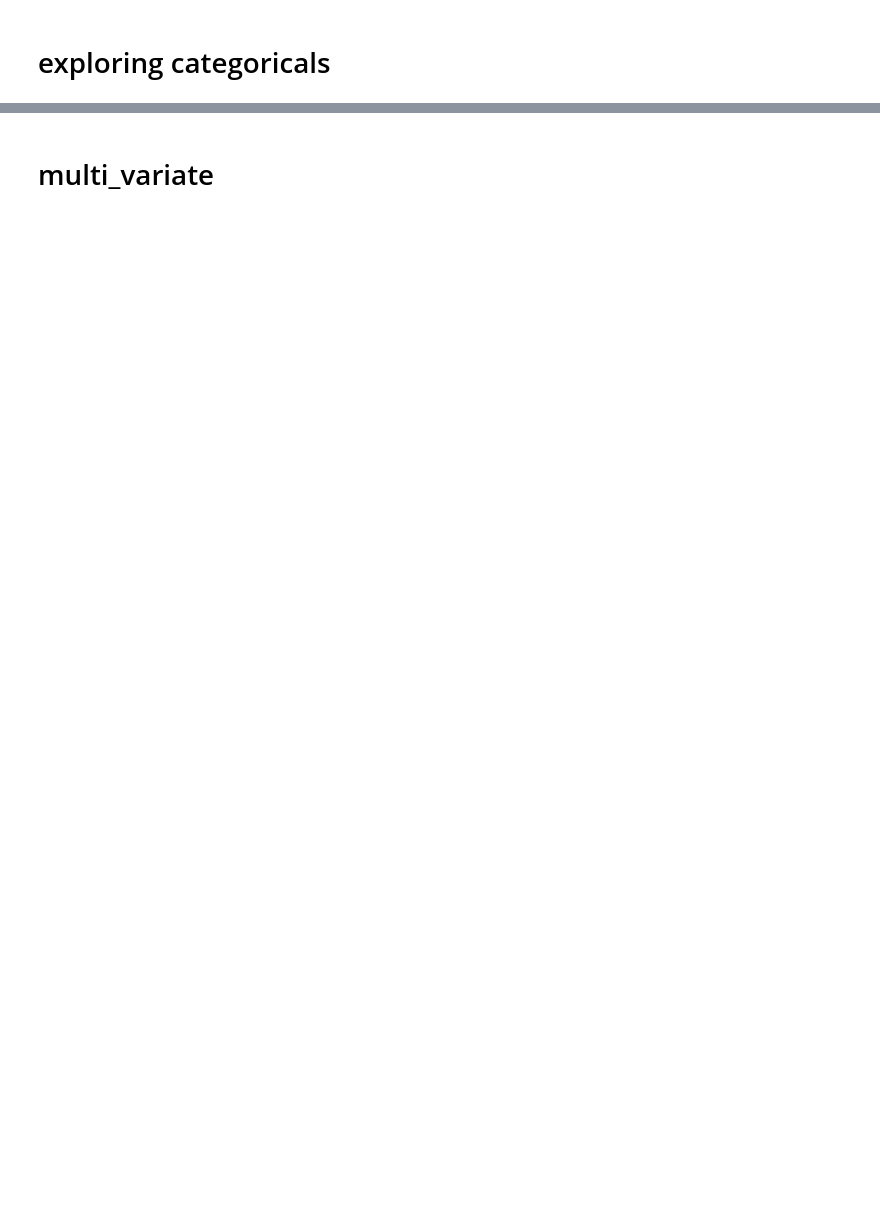
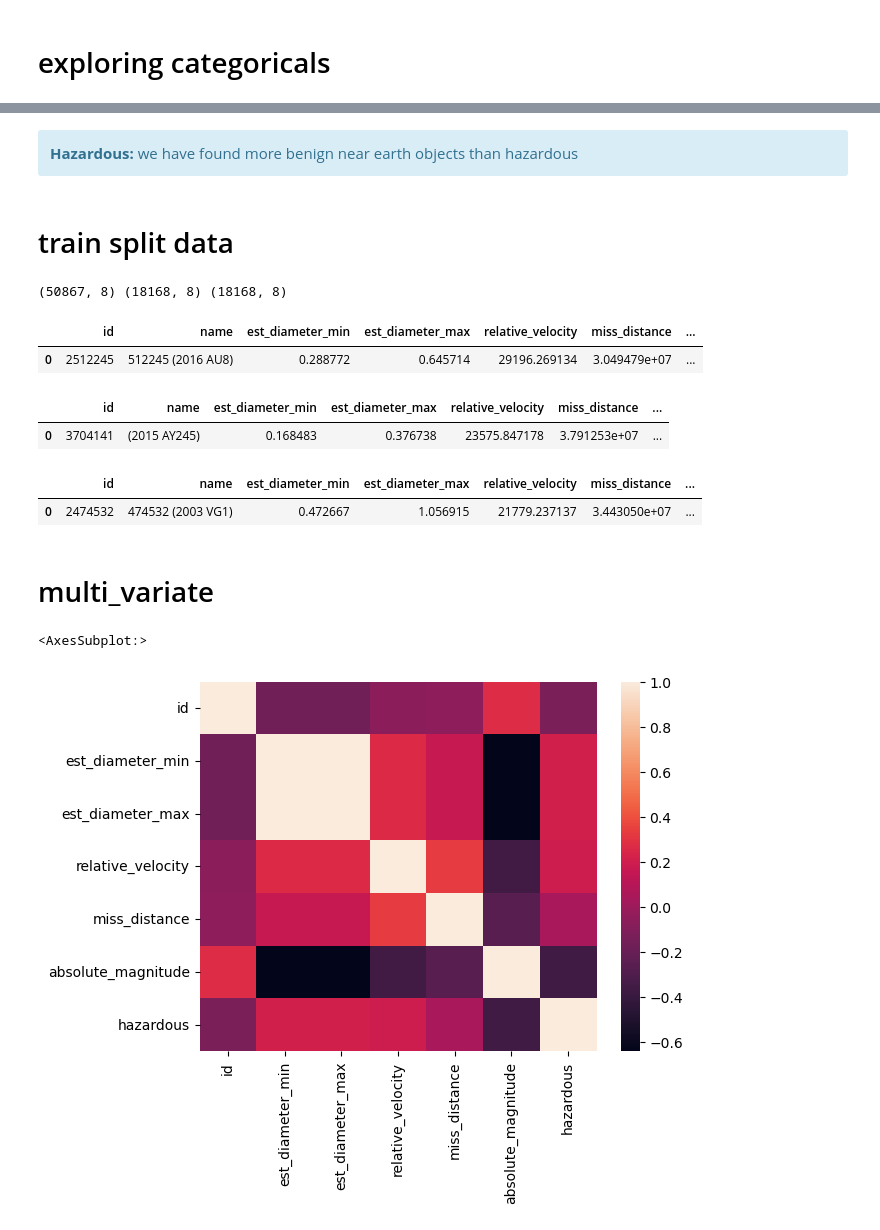
Before and after one commit to brandontnavarrete/nasa-neow, a Jupyter notebook: explore.ipynb, the cells around one changed output, grey strips where cells are left out. Saved outputs shown, nothing was run; the diff lists cells and outputs as text; code cells hidden in the pictures; blank space fills up the shorter version.

```diff
--- a/explore.ipynb
+++ b/explore.ipynb
@@ -128,0 +132,30 @@ SyntaxError: invalid syntax (3652708151.py, line 1)
+# %% [markdown]
+<div class="alert alert-block alert-info">
+<b>Hazardous:</b>  we have found more benign near earth objects than hazardous
+# %% [markdown]
+# train split data
+# %%
+def split_data(df,strat):
+    '''
+    splits data frame and returns a train, validate,
+    and test data frame stratified on churn
+    '''
+
+    # split df into train_validate and test
+    train_validate, test = train_test_split(df,test_size =.2,
+                                             random_state = 42,
+                                             stratify = df[strat])
+
+    # split train_validate into train and validate
+    train, validate = train_test_split(train_validate,
+                                      test_size = .3,
+                                      random_state = 42,
+                                      stratify = train_validate[strat])
+
+    # reset index for train validate and tes
+    train.reset_index(drop=True, inplace=True)
+    validate.reset_index(drop=True, inplace=True)
+    test.reset_index(drop=True, inplace=True)
+
+    print (train.shape,test.shape,split.shape)
+    return train, validate, test
@@ -129,2 +164,28 @@ SyntaxError: invalid syntax (3652708151.py, line 1)
+# %%
+train,test,validate= split_data(df,'hazardous')
+# %% [output]
+(50867, 8) (18168, 8) (18168, 8)
+# %%
+train.head(1)
+# %% [output]
+|  | id | name | est_diameter_min | est_diameter_max | relative_velocity | miss_distance | ... |
+| 0 | 2512245 | 512245 (2016 AU8) | 0.288772 | 0.645714 | 29196.269134 | 3.049479e+07 | ... |
+# %%
+test.head(1)
+# %% [output]
+|  | id | name | est_diameter_min | est_diameter_max | relative_velocity | miss_distance | ... |
+| 0 | 3704141 | (2015 AY245) | 0.168483 | 0.376738 | 23575.847178 | 3.791253e+07 | ... |
+# %%
+validate.head(1)
+# %% [output]
+|  | id | name | est_diameter_min | est_diameter_max | relative_velocity | miss_distance | ... |
+| 0 | 2474532 | 474532 (2003 VG1) | 0.472667 | 1.056915 | 21779.237137 | 3.443050e+07 | ... |
 # %% [markdown]
 # multi_variate
+# %%
+matrix = train.corr()
+# %%
+heatmap(matrix)
+# %% [output]
+<AxesSubplot:>
+[figure, added]
```
Also changed, not shown: parts of 10 cells of this notebook.
